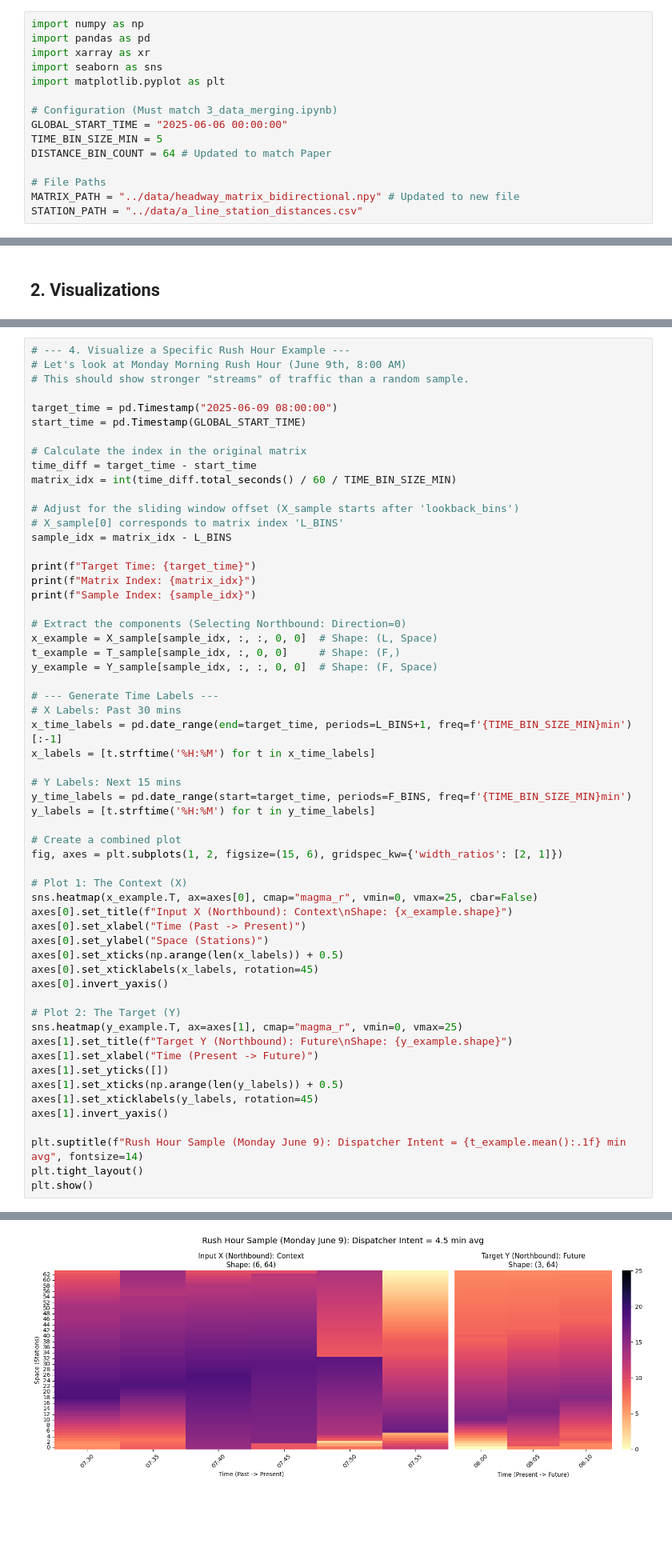
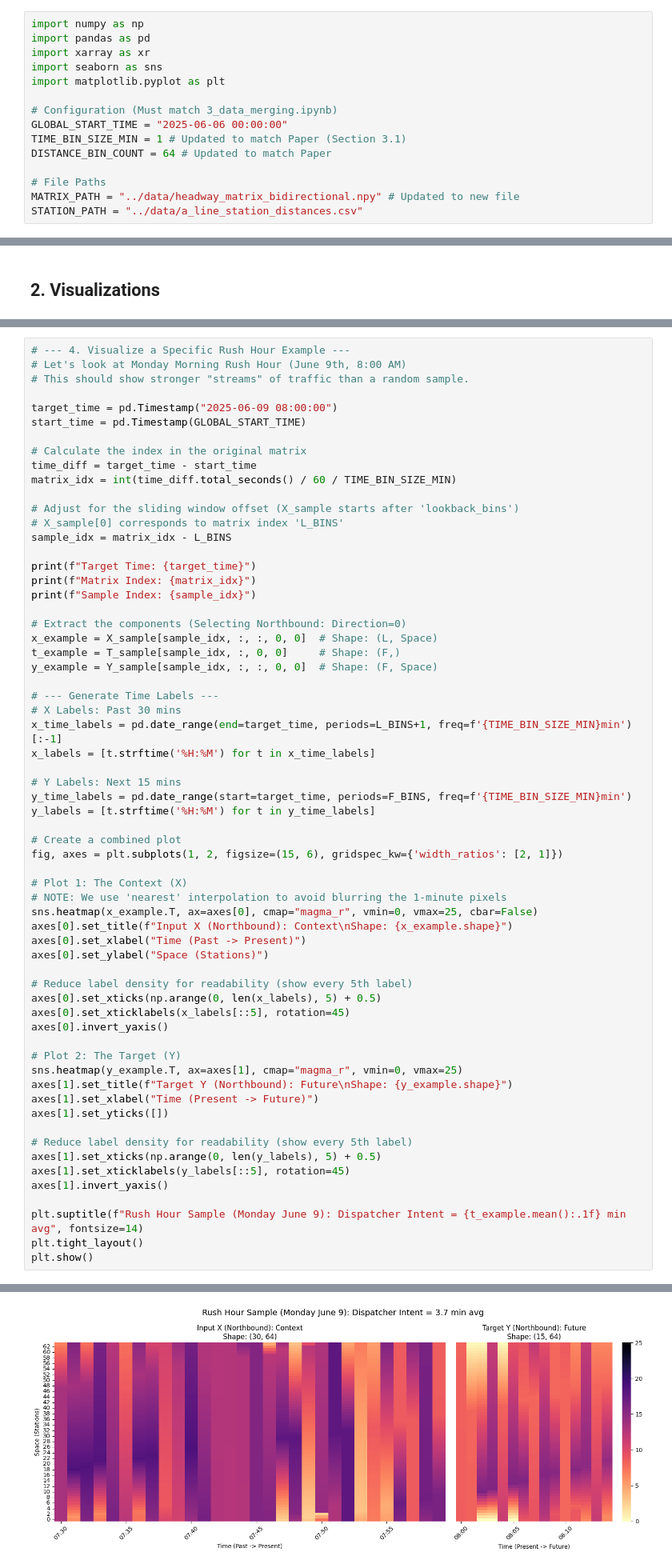
Before and after one commit to DanHerman212/headway-prediction, a Jupyter notebook: notebooks/4_spatiotemporal_eda.ipynb, the cells around one changed output, grey strips where cells are left out. Shown at 80% size. Saved outputs shown, nothing was run; the diff lists cells and outputs as text; blank space fills up the shorter version.

Commit message:
updated notebooks to create 1 minute bins

```diff
--- a/notebooks/4_spatiotemporal_eda.ipynb
+++ b/notebooks/4_spatiotemporal_eda.ipynb
@@ -11,7 +11,7 @@ import matplotlib.pyplot as plt
 
 # Configuration (Must match 3_data_merging.ipynb)
 GLOBAL_START_TIME = "2025-06-06 00:00:00"
-TIME_BIN_SIZE_MIN = 5
+TIME_BIN_SIZE_MIN = 1 # Updated to match Paper (Section 3.1)
 DISTANCE_BIN_COUNT = 64 # Updated to match Paper
 
 # File Paths
@@ -305,12 +310,15 @@ y_labels = [t.strftime('%H:%M') for t in y_time_labels]
 fig, axes = plt.subplots(1, 2, figsize=(15, 6), gridspec_kw={'width_ratios': [2, 1]})
 
 # Plot 1: The Context (X)
+# NOTE: We use 'nearest' interpolation to avoid blurring the 1-minute pixels
 sns.heatmap(x_example.T, ax=axes[0], cmap="magma_r", vmin=0, vmax=25, cbar=False)
 axes[0].set_title(f"Input X (Northbound): Context\nShape: {x_example.shape}")
 axes[0].set_xlabel("Time (Past -> Present)")
 axes[0].set_ylabel("Space (Stations)")
-axes[0].set_xticks(np.arange(len(x_labels)) + 0.5)
-axes[0].set_xticklabels(x_labels, rotation=45)
+
+# Reduce label density for readability (show every 5th label)
+axes[0].set_xticks(np.arange(0, len(x_labels), 5) + 0.5)
+axes[0].set_xticklabels(x_labels[::5], rotation=45)
 axes[0].invert_yaxis()
 
 # Plot 2: The Target (Y)
@@ -318,8 +326,10 @@ sns.heatmap(y_example.T, ax=axes[1], cmap="magma_r", vmin=0, vmax=25)
 axes[1].set_title(f"Target Y (Northbound): Future\nShape: {y_example.shape}")
 axes[1].set_xlabel("Time (Present -> Future)")
 axes[1].set_yticks([])
-axes[1].set_xticks(np.arange(len(y_labels)) + 0.5)
-axes[1].set_xticklabels(y_labels, rotation=45)
+
+# Reduce label density for readability (show every 5th label)
+axes[1].set_xticks(np.arange(0, len(y_labels), 5) + 0.5)
+axes[1].set_xticklabels(y_labels[::5], rotation=45)
 axes[1].invert_yaxis()
 
 plt.suptitle(f"Rush Hour Sample (Monday June 9): Dispatcher Intent = {t_example.mean():.1f} min avg", fontsize=14)
@@ -332,4 +342,4 @@ Sample Index: 954
-[figure, old version]
+[figure, new version]
 # %% [markdown]
 ## 4. Deep Dive: Understanding the Sliding Window Logic
 
```
Also changed, not shown: parts of 10 cells of this notebook, 2 other files.
